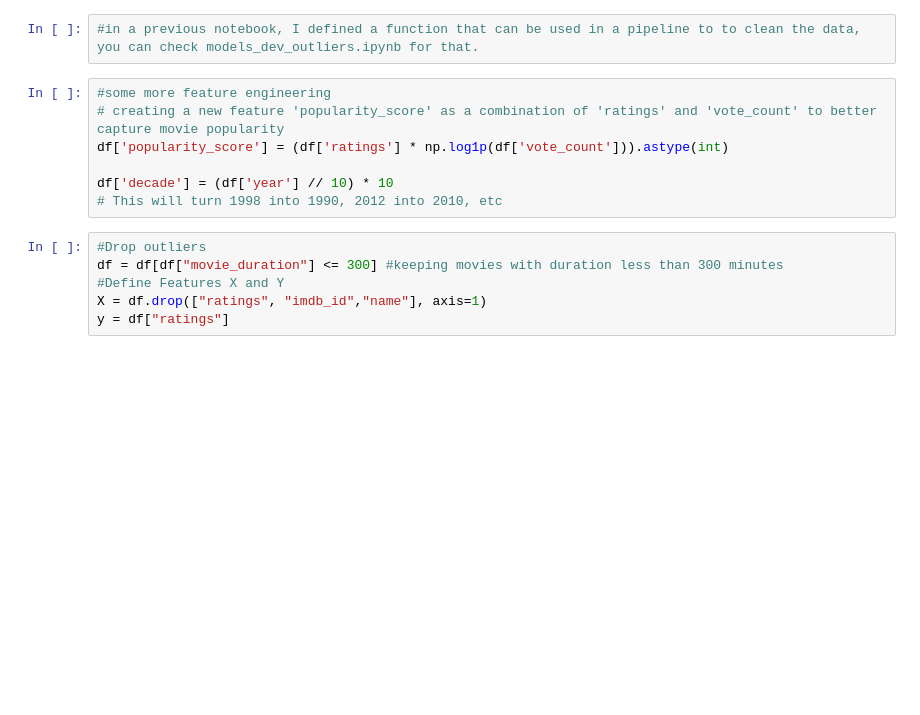
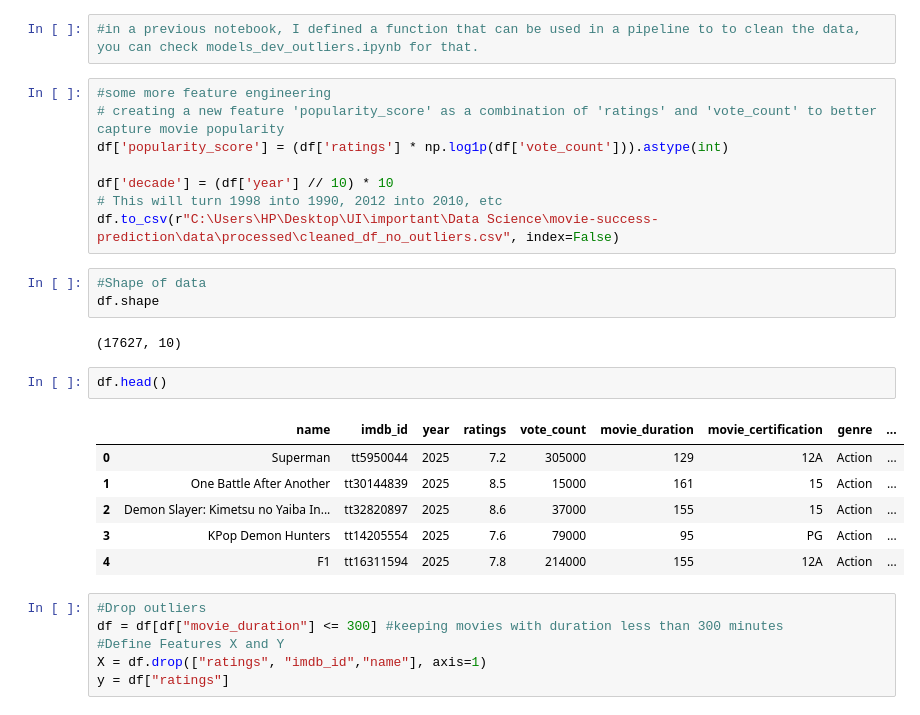
Before and after one commit to Theoph-ay/movie_success_prediction, a Jupyter notebook: notebooks/models_dev_no_outliers.ipynb, the cells around one changed output. Saved outputs shown, nothing was run; the diff lists cells and outputs as text; blank space fills up the shorter version.

Commit message:
saved engineered csv, and predict result

```diff
--- a/notebooks/models_dev_no_outliers.ipynb
+++ b/notebooks/models_dev_no_outliers.ipynb
@@ -26,6 +26,21 @@ df['popularity_score'] = (df['ratings'] * np.log1p(df['vote_count'])).astype(int
 
 df['decade'] = (df['year'] // 10) * 10
 # This will turn 1998 into 1990, 2012 into 2010, etc
+df.to_csv(r"C:\Users\HP\Desktop\UI\important\Data Science\movie-success-prediction\data\processed\cleaned_df_no_outliers.csv", index=False)
+# %%
+#Shape of data
+df.shape
+# %% [output]
+(17627, 10)
+# %%
+df.head()
+# %% [output]
+|  | name | imdb_id | year | ratings | vote_count | movie_duration | movie_certification | genre | ... |
+| 0 | Superman | tt5950044 | 2025 | 7.2 | 305000 | 129 | 12A | Action | ... |
+| 1 | One Battle After Another | tt30144839 | 2025 | 8.5 | 15000 | 161 | 15 | Action | ... |
+| 2 | Demon Slayer: Kimetsu no Yaiba In... | tt32820897 | 2025 | 8.6 | 37000 | 155 | 15 | Action | ... |
+| 3 | KPop Demon Hunters | tt14205554 | 2025 | 7.6 | 79000 | 95 | PG | Action | ... |
+| 4 | F1 | tt16311594 | 2025 | 7.8 | 214000 | 155 | 12A | Action | ... |
 # %%
 #Drop outliers
 df = df[df["movie_duration"] <= 300] #keeping movies with duration less than 300 minutes
```
Also changed, not shown: parts of 2 cells of this notebook, 2 other files.
